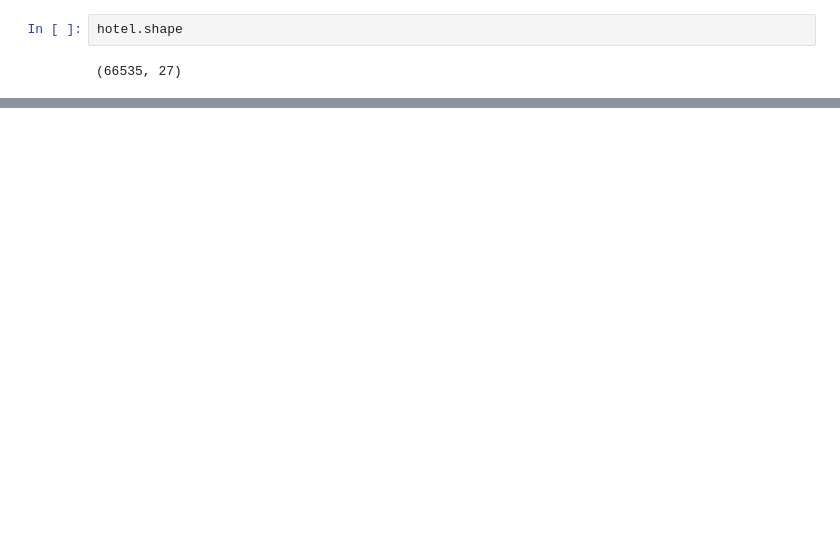
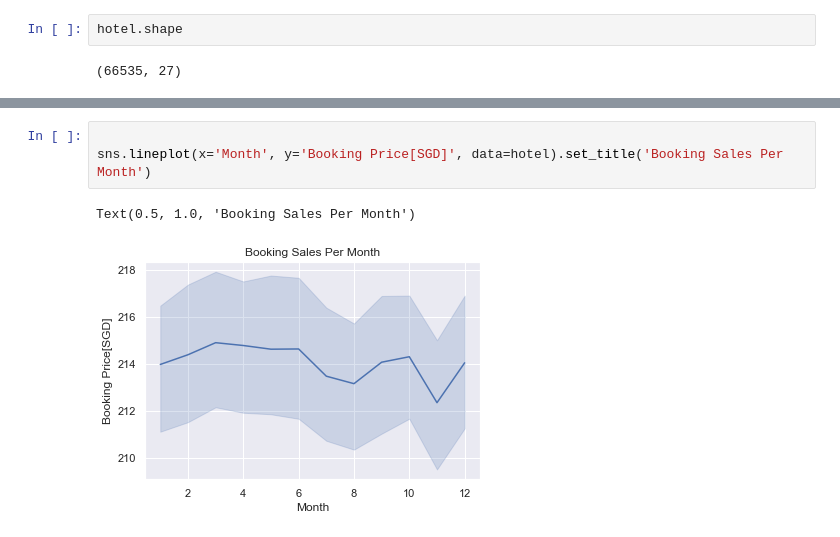
Before and after one commit to daisydicksonhart/Data-Analysis, a Jupyter notebook: Hotel Booking.ipynb, the cells around one changed output, grey strips where cells are left out. Saved outputs shown, nothing was run; the diff lists cells and outputs as text; blank space fills up the shorter version.

```diff
--- a/Hotel Booking.ipynb
+++ b/Hotel Booking.ipynb
@@ -183,0 +338,6 @@ booking
+# %%
+
+sns.lineplot(x='Month', y='Booking Price[SGD]', data=hotel).set_title('Booking Sales Per Month')
+# %% [output]
+Text(0.5, 1.0, 'Booking Sales Per Month')
+[figure, added]
```
Also changed, not shown: parts of 43 cells of this notebook.
